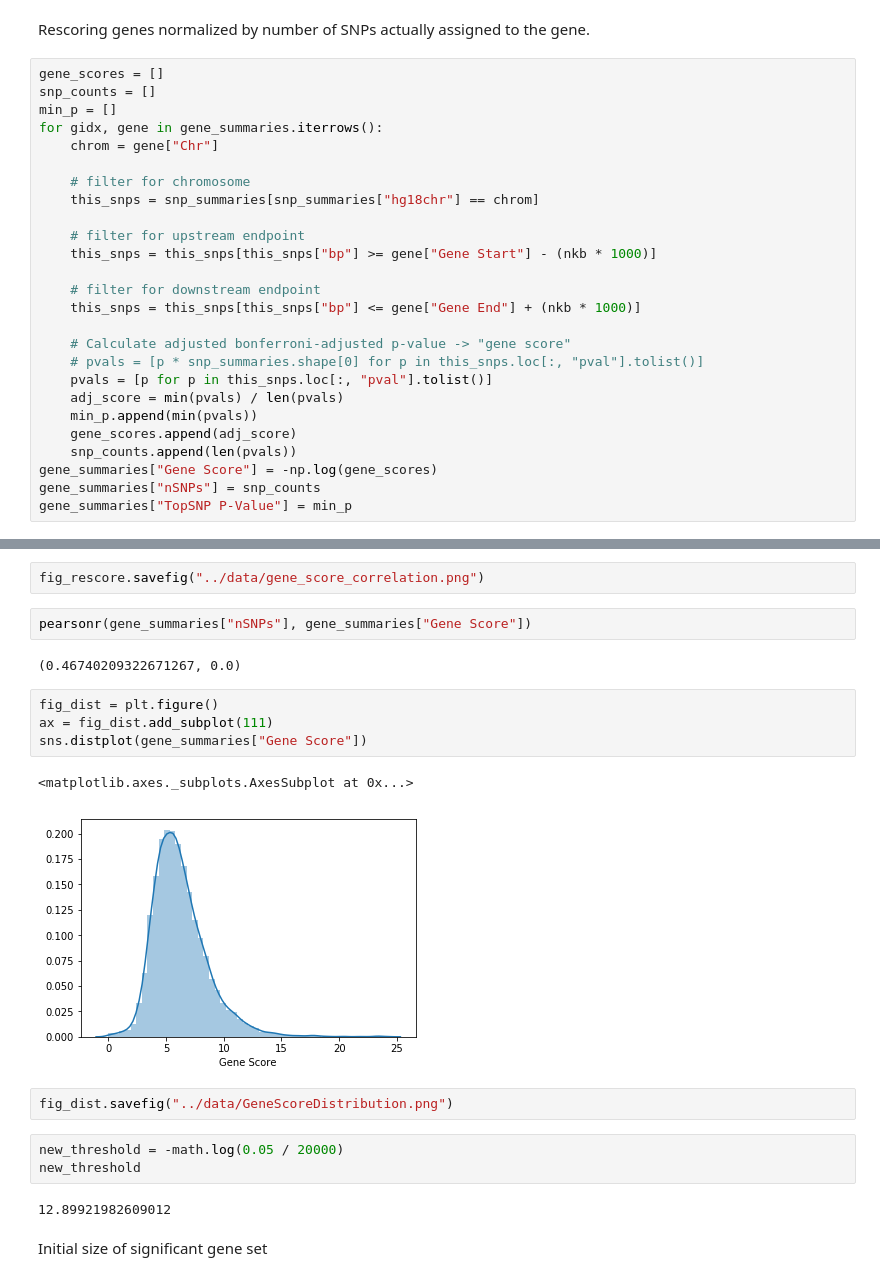
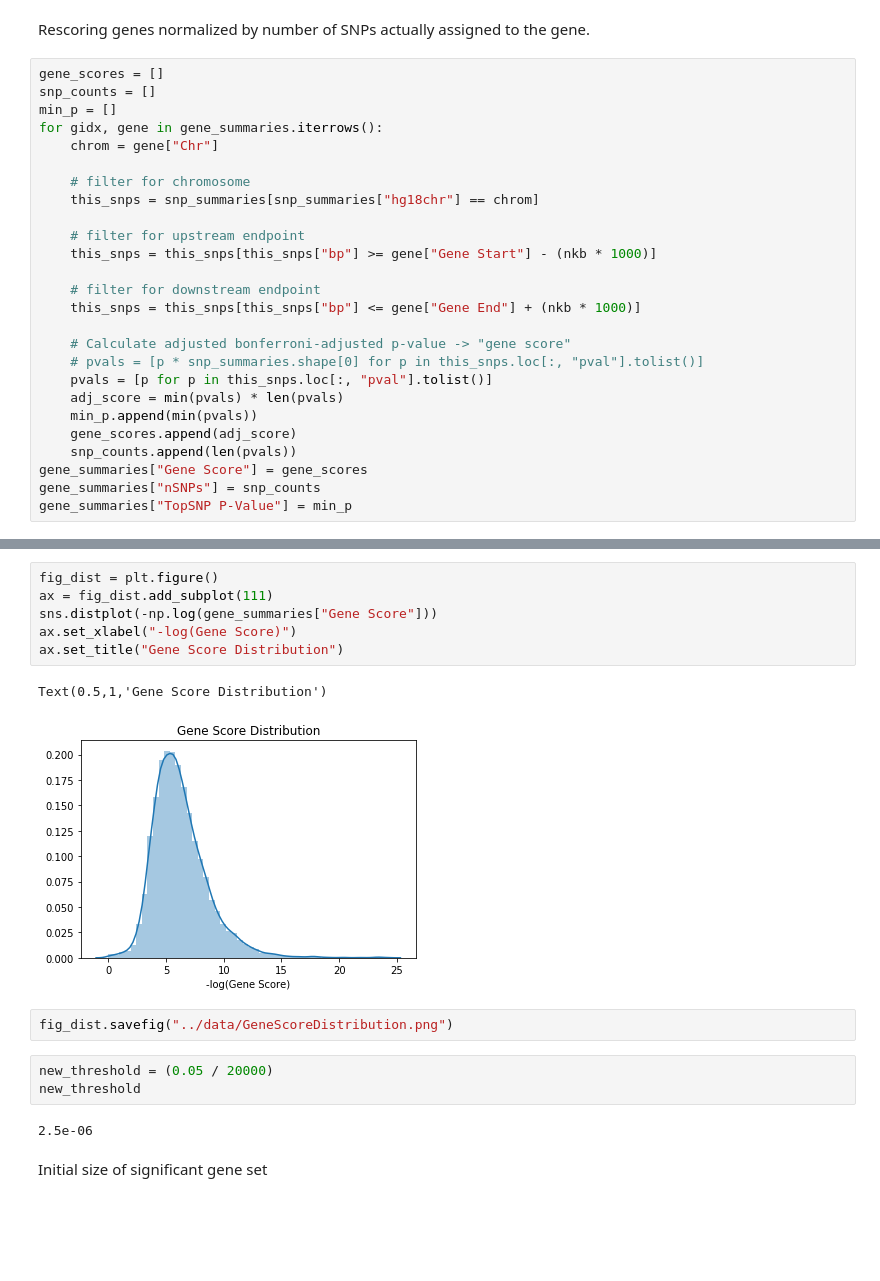
Before and after one commit to kkchau/NetGWAS, a Jupyter notebook: work/NetworkGWAS.ipynb, the cells around one changed output, grey strips where cells are left out. Drawn from its saved outputs; the diff is of its cells as text; blank space fills up the shorter version.

```diff
--- a/work/NetworkGWAS.ipynb
+++ b/work/NetworkGWAS.ipynb
@@ -154,11 +150,11 @@ for gidx, gene in gene_summaries.iterrows():
     # Calculate adjusted bonferroni-adjusted p-value -> "gene score"
     # pvals = [p * snp_summaries.shape[0] for p in this_snps.loc[:, "pval"].tolist()]
     pvals = [p for p in this_snps.loc[:, "pval"].tolist()]
-    adj_score = min(pvals) / len(pvals)
+    adj_score = min(pvals) * len(pvals)
     min_p.append(min(pvals))
     gene_scores.append(adj_score)
     snp_counts.append(len(pvals))
-gene_summaries["Gene Score"] = -np.log(gene_scores)
+gene_summaries["Gene Score"] = gene_scores
 gene_summaries["nSNPs"] = snp_counts
 gene_summaries["TopSNP P-Value"] = min_p
 # %%
@@ -183,23 +171,19 @@ sns.regplot(gene_summaries["nSNPs"], gene_summaries["Gene Score"], fit_reg = Fal
-# %%
-fig_rescore.savefig("../data/gene_score_correlation.png")
-# %%
-pearsonr(gene_summaries["nSNPs"], gene_summaries["Gene Score"])
-# %% [output]
-(0.46740209322671267, 0.0)
 # %%
 fig_dist = plt.figure()
 ax = fig_dist.add_subplot(111)
-sns.distplot(gene_summaries["Gene Score"])
+sns.distplot(-np.log(gene_summaries["Gene Score"]))
+ax.set_xlabel("-log(Gene Score)")
+ax.set_title("Gene Score Distribution")
 # %% [output]
-<matplotlib.axes._subplots.AxesSubplot at 0x...>
+Text(0.5,1,'Gene Score Distribution')
-[figure, old version]
+[figure, new version]
 # %%
 fig_dist.savefig("../data/GeneScoreDistribution.png")
 # %%
-new_threshold = -math.log(0.05 / 20000)
+new_threshold = (0.05 / 20000)
 new_threshold
 # %% [output]
-12.89921982609012
+2.5e-06
 # %% [markdown]
 Initial size of significant gene set
 # %%
```
Also changed, not shown: parts of 27 cells of this notebook, 14 other files.
